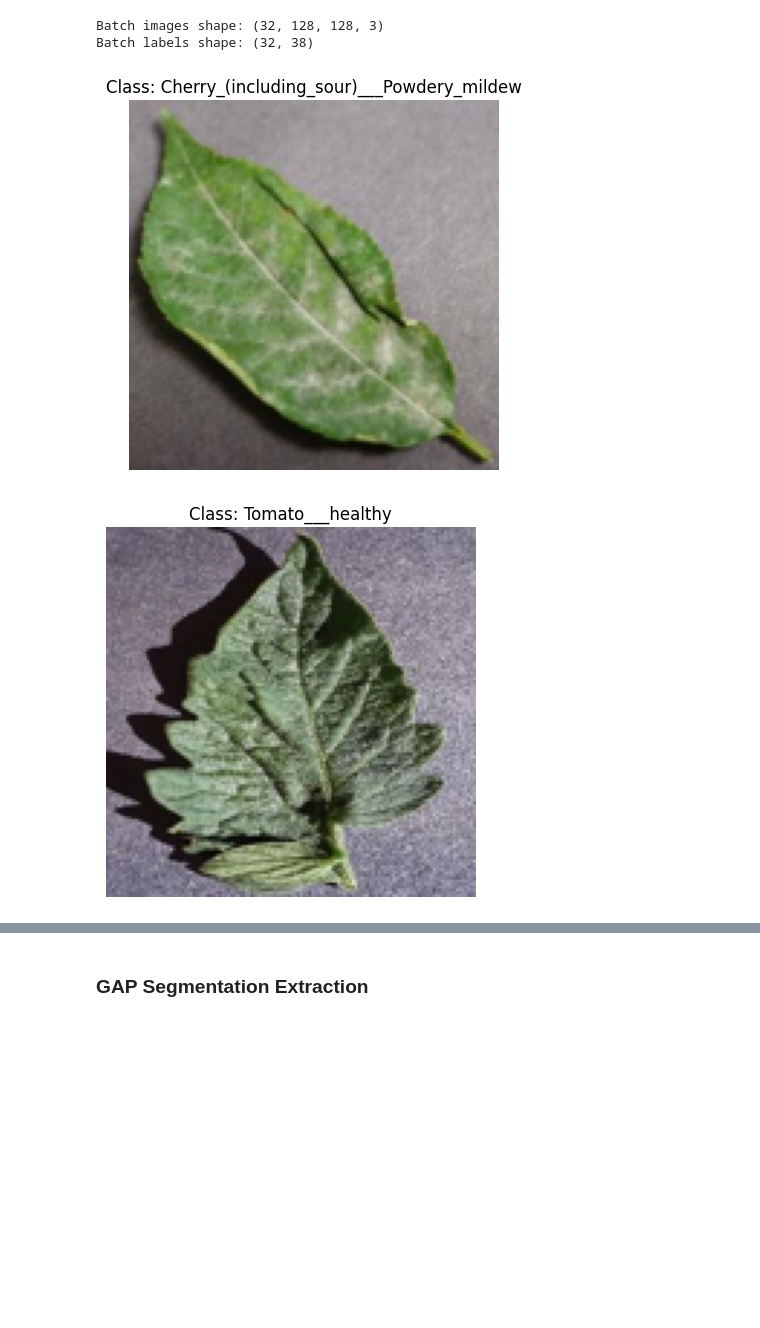
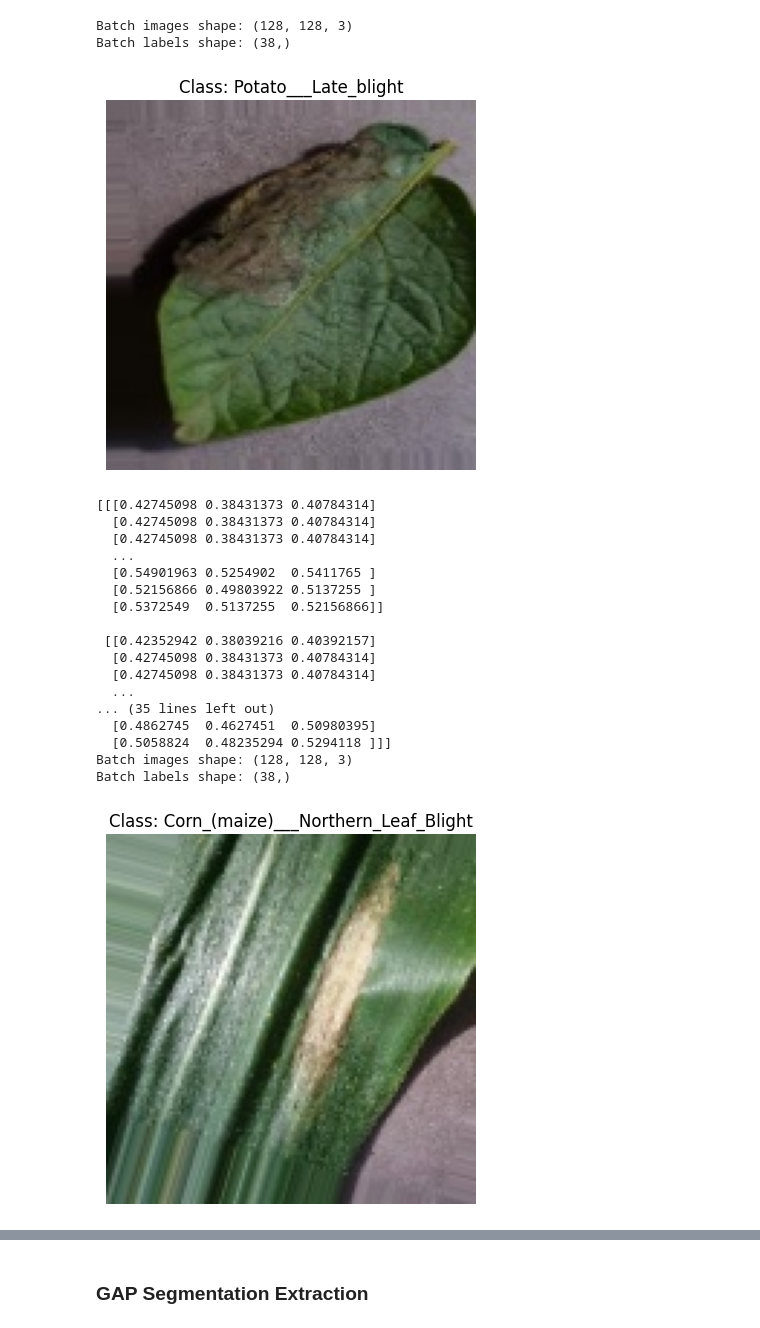
Before and after one commit to PhilipFelizarta/AAI-521-Final, a Jupyter notebook: model_test.ipynb, the cells around one changed output, grey strips where cells are left out. Drawn from its saved outputs; the diff is of its cells as text; code cells hidden in the pictures; blank space fills up the shorter version.

Commit message:
Trained and Tested Models on Bilal's preprocessed data.

```diff
--- a/model_test.ipynb
+++ b/model_test.ipynb
@@ -107,19 +114,55 @@ Image dtype: <dtype: 'float32'>, Label dtype: <dtype: 'float32'>
 # %%
-for batch_images, batch_labels in train_dataset.take(1):  # Take one batch
-    print("Batch images shape:", batch_images.shape)
-    print("Batch labels shape:", batch_labels.shape)
+example_images = X_train[:5]
+examples_labels = y_train[:5]
 
-    for i in range(5):
-        img = batch_images[i].numpy()
-        img = (img * 255).astype("uint8")
-        plt.imshow(img)
-        # Flatten the label array before using inverse_transform
-        class_label = label_encoder.inverse_transform(batch_labels[i].numpy().argmax(axis=0).reshape(-1))[0]
-        plt.title(f"Class: {class_label}")
-        plt.axis('off')
-        plt.show()
+for image, label in zip(example_images, examples_labels):  # Take one batch
+    print("Batch images shape:", image.shape)
+    print("Batch labels shape:", label.shape)
+
+    img = image
+    img = (img * 255).astype("uint8")
+    plt.imshow(img)
+    # Flatten the label array before using inverse_transform
+    class_label = label_encoder.inverse_transform(label.argmax(axis=0).reshape(-1))[0]
+    plt.title(f"Class: {class_label}")
+    plt.axis('off')
+    plt.show()
+
+    print(image)
+
+for image, label in zip(X_val[:5], y_val[:5]):  # Take one batch
+    print("Batch images shape:", image.shape)
+    print("Batch labels shape:", label.shape)
+
+    img = image
+    img = (img * 255).astype("uint8")
+    plt.imshow(img)
+    # Flatten the label array before using inverse_transform
+    class_label = label_encoder.inverse_transform(label.argmax(axis=0).reshape(-1))[0]
+    plt.title(f"Class: {class_label}")
+    plt.axis('off')
+    plt.show()
+
+    print(image)
 # %% [output]
-Batch images shape: (32, 128, 128, 3)
-Batch labels shape: (32, 38)
+Batch images shape: (128, 128, 3)
+Batch labels shape: (38,)
-[figure, old version]
+[figure, new version]
+[[[0.42745098 0.38431373 0.40784314]
+  [0.42745098 0.38431373 0.40784314]
+  [0.42745098 0.38431373 0.40784314]
+  ...
+  [0.54901963 0.5254902  0.5411765 ]
+  [0.52156866 0.49803922 0.5137255 ]
+  [0.5372549  0.5137255  0.52156866]]
+
+ [[0.42352942 0.38039216 0.40392157]
+  [0.42745098 0.38431373 0.40784314]
+  [0.42745098 0.38431373 0.40784314]
+  ...
+... (35 lines left out)
+  [0.4862745  0.4627451  0.50980395]
+  [0.5058824  0.48235294 0.5294118 ]]]
+Batch images shape: (128, 128, 3)
+Batch labels shape: (38,)
-[figure, old version]
+[figure, new version]
```
Also changed, not shown: parts of 13 cells of this notebook, 3 other files.
